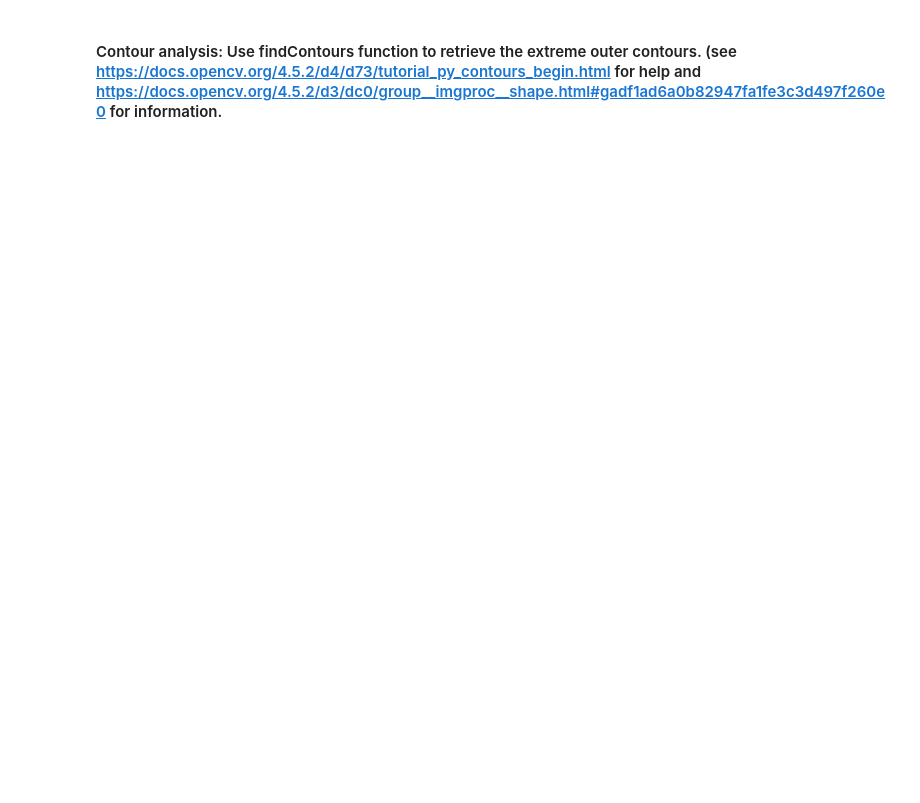
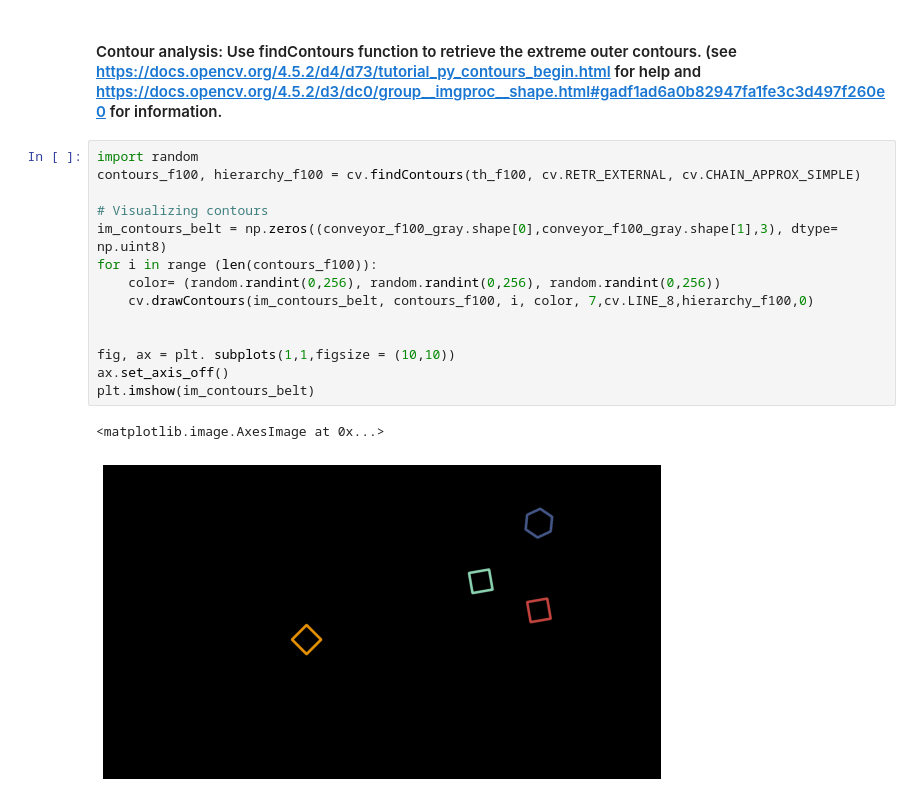
Before and after one commit to DNWidanapathiranage/-Image-Processing-and-Machine-Vision, a Jupyter notebook: Assignment3/assignment3.ipynb, the cells around one changed output. Cells and saved outputs as stored; diff of their text form; blank space fills up the shorter version.

```diff
--- a/Assignment3/assignment3.ipynb
+++ b/Assignment3/assignment3.ipynb
@@ -129,2 +129,19 @@ Coordinates of Centroid of component3 in belt image: [1499.18302559  499.1830255
 # %% [markdown]
 #### Contour analysis: Use findContours function to retrieve the extreme outer contours. (see https://docs.opencv.org/4.5.2/d4/d73/tutorial_py_contours_begin.html for help and https://docs.opencv.org/4.5.2/d3/dc0/group__imgproc__shape.html#gadf1ad6a0b82947fa1fe3c3d497f260e0 for information.
+# %%
+import random
+contours_f100, hierarchy_f100 = cv.findContours(th_f100, cv.RETR_EXTERNAL, cv.CHAIN_APPROX_SIMPLE)
+
+# Visualizing contours
+im_contours_belt = np.zeros((conveyor_f100_gray.shape[0],conveyor_f100_gray.shape[1],3), dtype= np.uint8)
+for i in range (len(contours_f100)):
+    color= (random.randint(0,256), random.randint(0,256), random.randint(0,256))
+    cv.drawContours(im_contours_belt, contours_f100, i, color, 7,cv.LINE_8,hierarchy_f100,0)
+
+
+fig, ax = plt. subplots(1,1,figsize = (10,10))
+ax.set_axis_off()
+plt.imshow(im_contours_belt)
+# %% [output]
+<matplotlib.image.AxesImage at 0x...>
+[figure, added]
```
Also changed, not shown: parts of 1 cell of this notebook.
